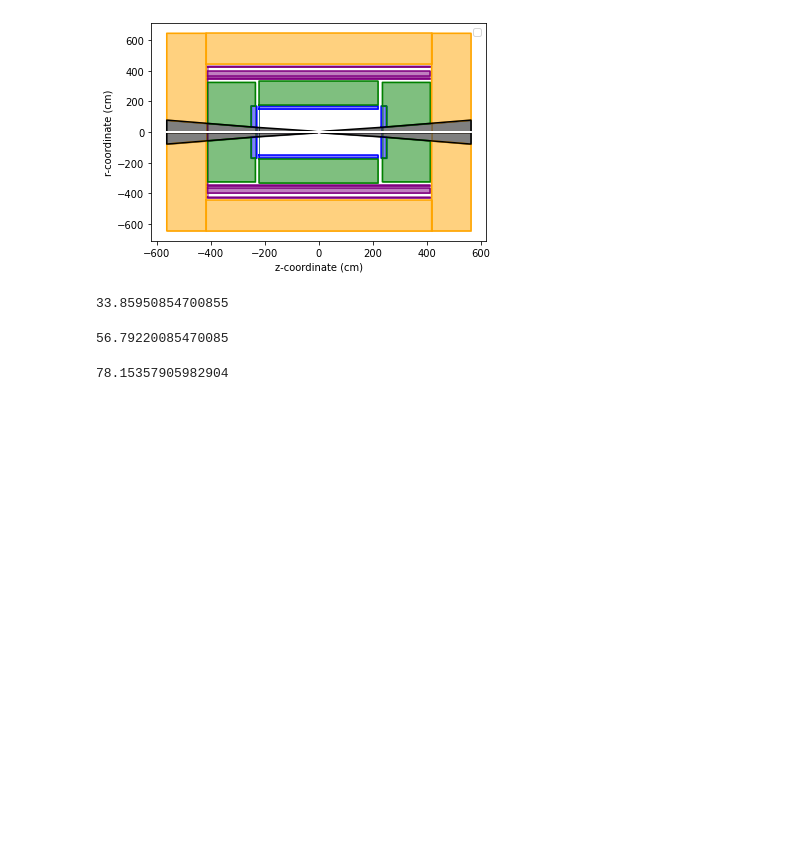
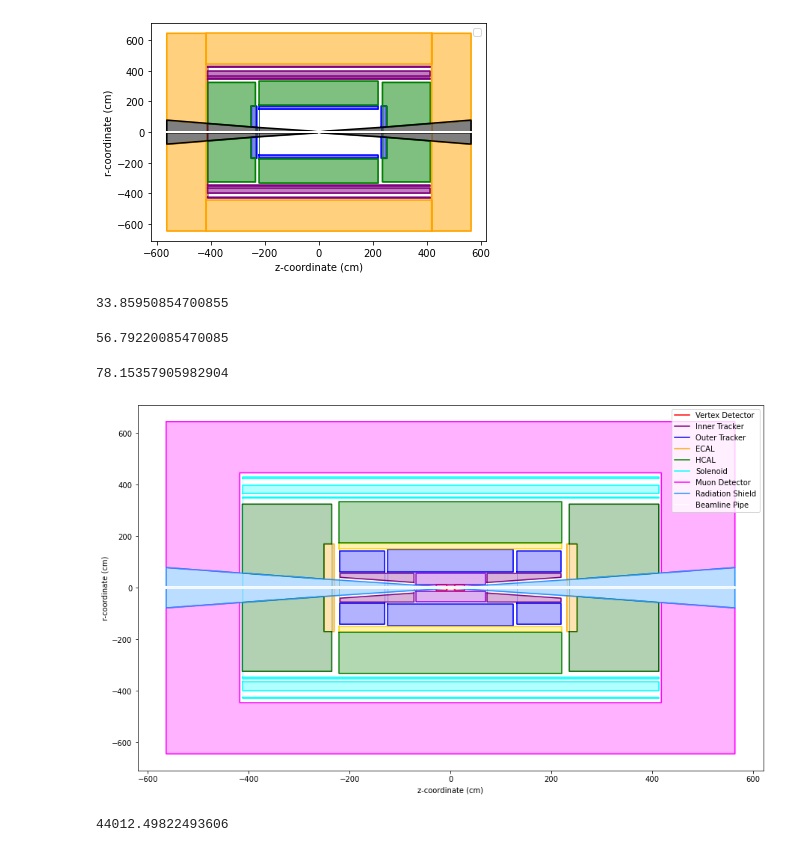
Before and after one commit to mhostert/BIN_MC, a Jupyter notebook: geometry.ipynb, the cells around one changed output. Cells and saved outputs as stored; diff of their text form; code cells hidden in the pictures; blank space fills up the shorter version.

Commit message:
changed a few things... added a way to plot x distribution.

```diff
--- a/geometry.ipynb
+++ b/geometry.ipynb
@@ -310,3 +310,72 @@ interpolation([230.7, 31],[417.9, 57.5],563.8)
 interpolation([230.7, 31],[417.9, 57.5],563.8)
 # %% [output]
 78.15357905982904
+# %%
+import matplotlib.pyplot as plt
+
+# changed length of barrel of VD from 65 cm to 6.5
+VD1=[[-6.5,-6.5,6.5,6.5, -6.5],[3,10.4,10.4,3,3]]
+VD2 = [[8, 8, 28.2, 28.2,8], [2.5, 11.20, 11.2, 2.5,2.5]]
+VD3 = [[-1 * i for i in VD2[0]], VD2[1]]
+
+IT1 = [[-69.2, -69.2, 69.2, 69.2, -69.2],[12.7,55.4, 55.4, 12.7, 12.7]]
+IT2 = [[-1 * i for i in IT1[0]], IT1[1]]
+IT3=[[72.4,72.4,219.0,219.0, 72.4],[20.5, 55.5, 55.5, 40.5, 20.5]]
+IT4=[[-1 * i for i in IT3[0]], IT3[1]]
+
+OT1=[[-124.9,-124.9,124.9,124.9, -124.9],[61.9, 148.6, 148.6, 61.9, 61.9]]
+OT2= [[131, 131, 219, 219, 131],[61.8, 143, 143, 61.8, 61.8]]
+OT3 = [[-1 * i for i in OT2[0]], OT2[1]]
+
+CONE1 = [[6.5,230.7, 250.9, 412.9, 417.9, 563.8,563.8, 6.5],[2.2,31,33.9, 56.8, 57.5 ,78.2, 2.2, 2.2]]
+CONE2 = [[-1 * i for i in CONE1[0]], CONE1[1]]
+
+ECAL1=[[-221, -221, 221, 221, -221],[150, 170.2, 170.2, 150, 150]]
+ECAL2 = [[230.7, 230.7, 250.9, 250.9, 230.7],[31, 170, 170, 33.9, 31]]
+ECAL3 = [[-1 * i for i in ECAL2[0]], ECAL2[1]]
+
+HCAL1 = [[-221, -221, 221, 221, -221],[174, 333, 333, 174, 174]]
+HCAL2= [[235.4, 235.4, 412.9, 412.9,250.9, 250.9,235.4],[170, 324.6, 324.6, 56.8,33.9, 170,170]]
+HCAL3 = [[-1 * i for i in HCAL2[0]], HCAL2[1]]
+
+SOLENOID =[[-412.9, -412.9, 412.9, 412.9, -412.9],[348.3, 352.3, 352.3, 348.3, 348.3]]
+SOLENOID_2 =[[-412.9, -412.9, 412.9, 412.9, -412.9],[364.9, 399.3, 399.3, 364.9, 364.9]]
+SOLENOID_3 =[[-412.9, -412.9, 412.9, 412.9, -412.9],[425, 429, 429, 425, 425]]
+
+MD1 = [[-563.8, -563.8, 563.8, 563.8, 417.9, 417.9, -417.9, -417.9, -563.8],[78.2, 645, 645, 78.2, 57.5, 446.1, 446.1, 57.5, 78.2]]
+
+BL = [[-563.8, -563.8, 563.8, 563.8, -563.8], [-2.2, 2.2, 2.2, -2.2, -2.2]]
+
+
+dets = [VD1, VD2, VD3, IT1, IT3, IT4, OT1, OT2, OT3, ECAL1, ECAL2, ECAL3, HCAL1, HCAL2, HCAL3,SOLENOID, SOLENOID_2, SOLENOID_3, MD1, CONE1, CONE2, BL]
+cols = ['salmon']+['red']*2 + ['darkviolet'] + ['purple']*2 + ['blue']*3 + ['gold'] +['orange'] * 2 + ['green'] + ['darkgreen']*2 + ['cyan']*3 + ['magenta'] + ['dodgerblue']*2+ ['white']
+plt.figure(figsize = (15,9))
+for i, det in enumerate(dets):
+    plt.plot(det[0],det[1], color = cols[i])
+    plt.fill_between(det[0], det[1], color = cols[i], alpha=0.3)
+    new_y =[-1*k for k in det[1]]
+    plt.plot(det[0], new_y, color = cols[i])
+    plt.fill_between(det[0], new_y, color = cols[i], alpha=0.3)
+
+plt.plot([],[],color = 'red', label='Vertex Detector')
+plt.plot([],[],color = 'purple', label='Inner Tracker')
+plt.plot([],[],color = 'blue', label='Outer Tracker')
+plt.plot([],[],color = 'orange', label='ECAL')
+plt.plot([],[],color = 'green', label='HCAL')
+plt.plot([],[],color = 'cyan', label='Solenoid')
+plt.plot([],[],color = 'magenta', label='Muon Detector')
+plt.plot([],[],color='dodgerblue', label='Radiation Shield')
+plt.plot([],[],color='white', label='Beamline Pipe')
+
+plt.xlabel("z-coordinate (cm)")
+plt.ylabel("r-coordinate (cm)")
+plt.legend(loc='upper right')
+plt.savefig("plots_Luc/muon_detector.jpg", bbox_inches='tight', dpi=300)
+plt.show()
+# %% [output]
+[figure, added]
+# %%
+import numpy as np
+np.sqrt(6457000*150*2)
+# %% [output]
+44012.49822493606
```
Also changed, not shown: 14 other files.
